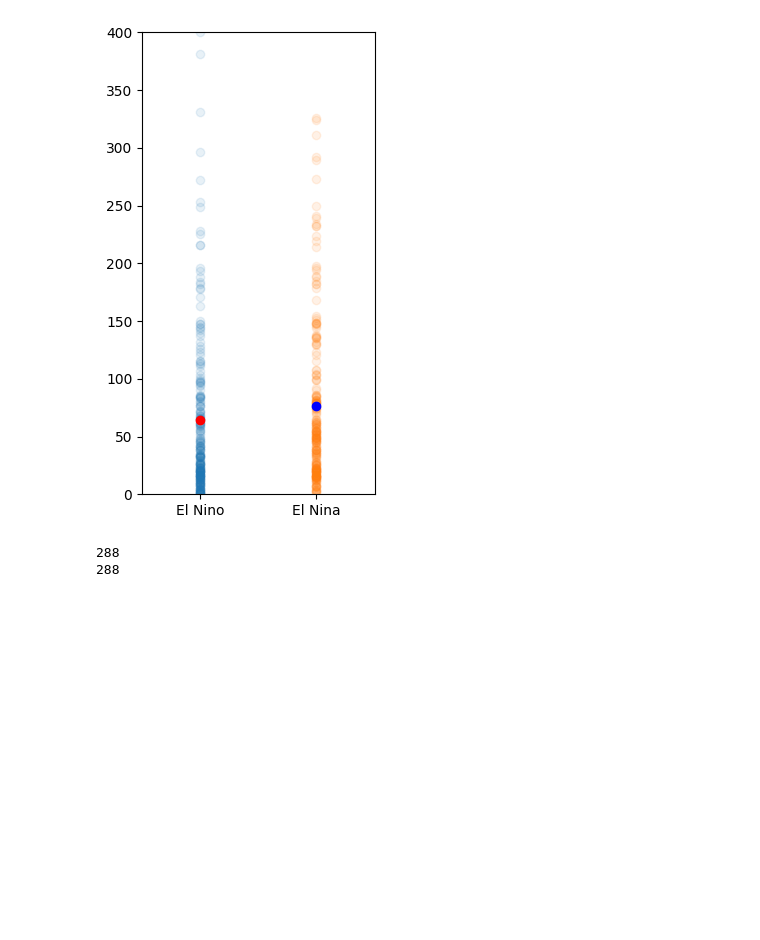
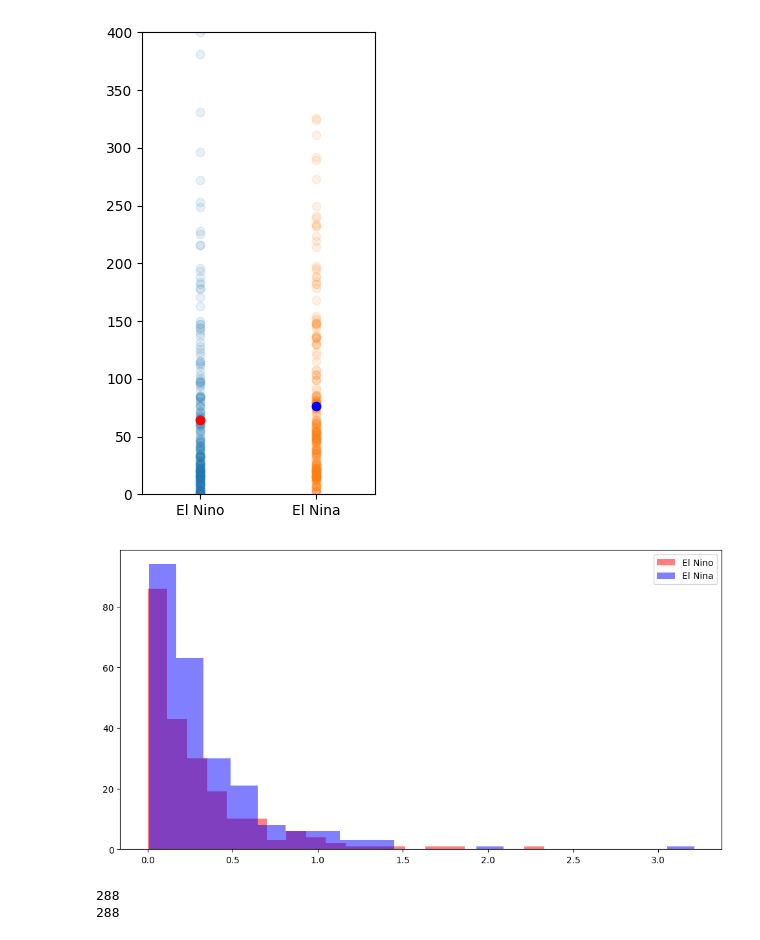
Before and after one commit to oscarmorand/prsta_gang, a Jupyter notebook: data_analysis.ipynb, the cells around one changed output. Saved outputs shown, nothing was run; the diff lists cells and outputs as text; code cells hidden in the pictures; blank space fills up the shorter version.

```diff
--- a/data_analysis.ipynb
+++ b/data_analysis.ipynb
@@ -340,6 +368,14 @@ plt.axis([0.5, 2.5, 0, 400])
 plt.show()
 # %% [output]
 [figure]
+# %%
+plt.figure(figsize=(12, 6))
+plt.hist(tornadoes_nino / len(tornadoes_nino), bins=20, alpha=0.5, color="red", label="El Nino")
+plt.hist(tornadoes_nina / len(tornadoes_nina), bins=20, alpha=0.5, color="blue", label="El Nina")
+plt.legend()
+plt.show()
+# %% [output]
+[figure, added]
 # %%
 small_episodes_data = episodes_data.drop(range(0, 50 * 12))
 print(len(small_episodes_data))
```
Also changed, not shown: parts of 12 cells of this notebook.
